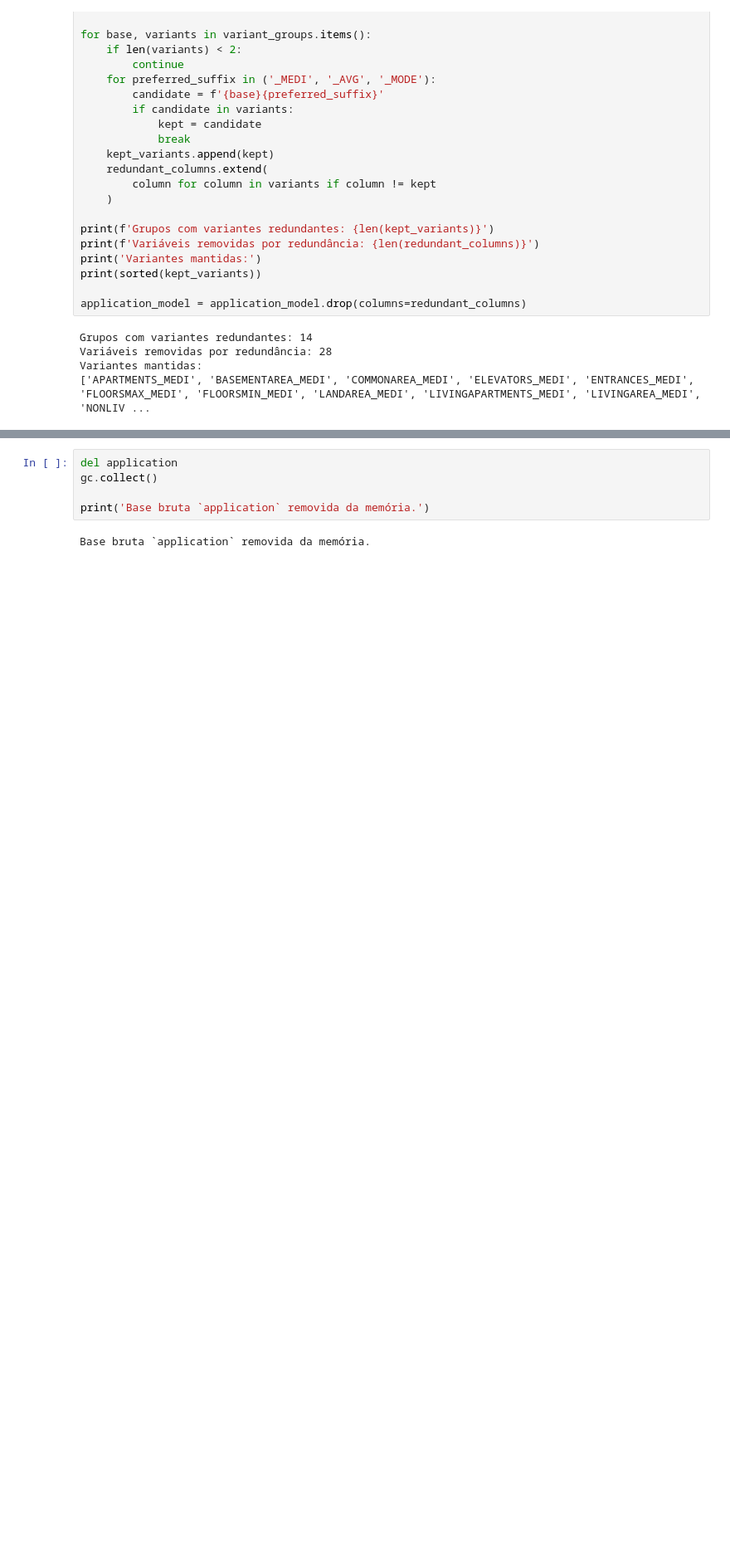
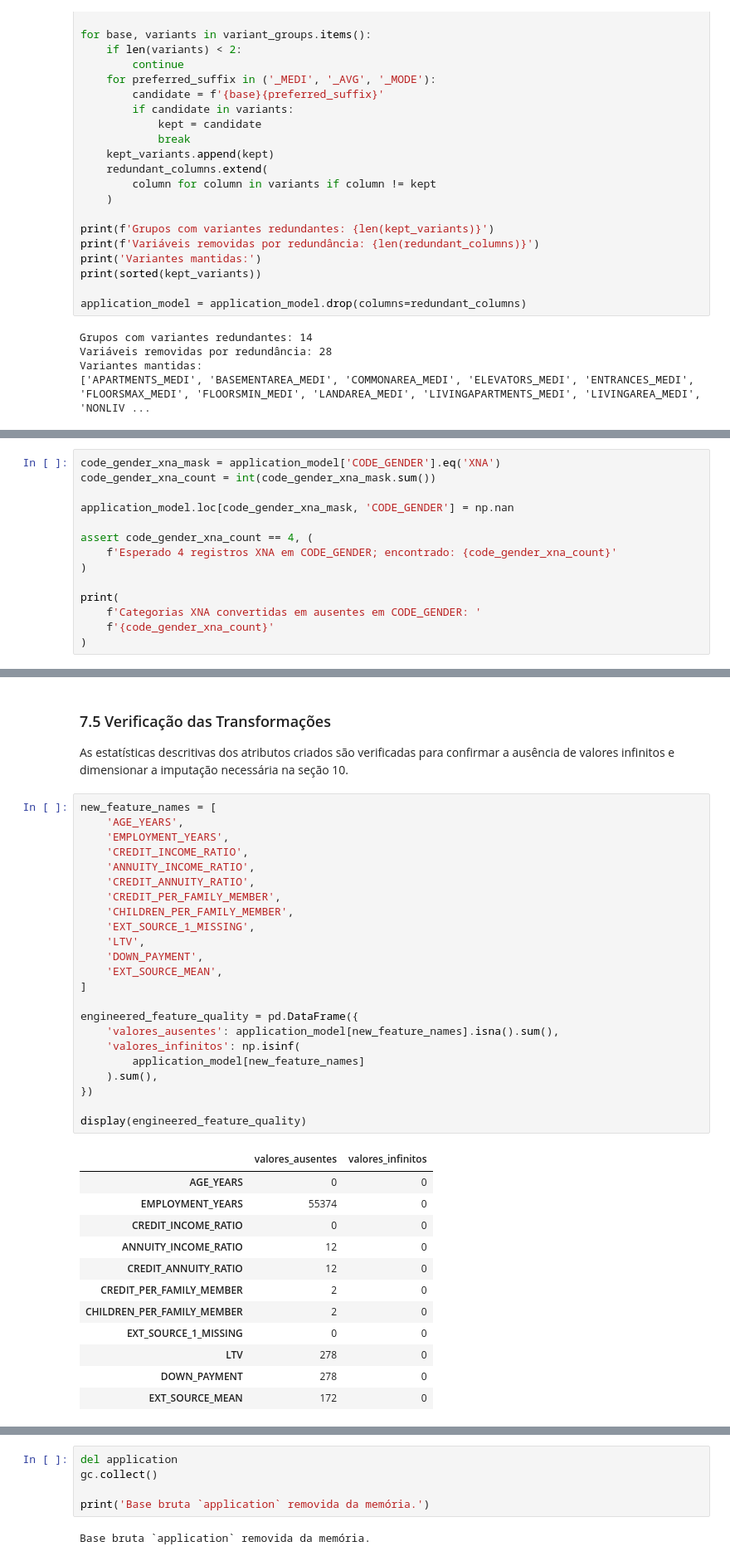
Before and after one commit to viniciusrodriguesai/credit-risk-classification, a Jupyter notebook: notebooks/credit_risk_classification.ipynb, the cells around one changed output, grey strips where cells are left out. Shown at 83% size. Saved outputs shown, nothing was run; the diff lists cells and outputs as text; blank space fills up the shorter version.

```diff
--- a/notebooks/credit_risk_classification.ipynb
+++ b/notebooks/credit_risk_classification.ipynb
@@ -1005,0 +916,14 @@ A partir deste ponto, a base bruta `application` não é mais necessária. Sua r
+# %%
+code_gender_xna_mask = application_model['CODE_GENDER'].eq('XNA')
+code_gender_xna_count = int(code_gender_xna_mask.sum())
+
+application_model.loc[code_gender_xna_mask, 'CODE_GENDER'] = np.nan
+
+assert code_gender_xna_count == 4, (
+    f'Esperado 4 registros XNA em CODE_GENDER; encontrado: {code_gender_xna_count}'
+)
+
+print(
+    f'Categorias XNA convertidas em ausentes em CODE_GENDER: '
+    f'{code_gender_xna_count}'
+)
@@ -1005,0 +992,40 @@ A partir deste ponto, a base bruta `application` não é mais necessária. Sua r
+# %% [markdown]
+### 7.5 Verificação das Transformações
+
+As estatísticas descritivas dos atributos criados são verificadas para confirmar a ausência de valores infinitos e dimensionar a imputação necessária na seção 10.
+# %%
+new_feature_names = [
+    'AGE_YEARS',
+    'EMPLOYMENT_YEARS',
+    'CREDIT_INCOME_RATIO',
+    'ANNUITY_INCOME_RATIO',
+    'CREDIT_ANNUITY_RATIO',
+    'CREDIT_PER_FAMILY_MEMBER',
+    'CHILDREN_PER_FAMILY_MEMBER',
+    'EXT_SOURCE_1_MISSING',
+    'LTV',
+    'DOWN_PAYMENT',
+    'EXT_SOURCE_MEAN',
+]
+
+engineered_feature_quality = pd.DataFrame({
+    'valores_ausentes': application_model[new_feature_names].isna().sum(),
+    'valores_infinitos': np.isinf(
+        application_model[new_feature_names]
+    ).sum(),
+})
+
+display(engineered_feature_quality)
+# %% [output]
+|  | valores_ausentes | valores_infinitos |
+| AGE_YEARS | 0 | 0 |
+| EMPLOYMENT_YEARS | 55374 | 0 |
+| CREDIT_INCOME_RATIO | 0 | 0 |
+| ANNUITY_INCOME_RATIO | 12 | 0 |
+| CREDIT_ANNUITY_RATIO | 12 | 0 |
+| CREDIT_PER_FAMILY_MEMBER | 2 | 0 |
+| CHILDREN_PER_FAMILY_MEMBER | 2 | 0 |
+| EXT_SOURCE_1_MISSING | 0 | 0 |
+| LTV | 278 | 0 |
+| DOWN_PAYMENT | 278 | 0 |
+| EXT_SOURCE_MEAN | 172 | 0 |
```
Also changed, not shown: parts of 39 cells of this notebook, 8 other files.
